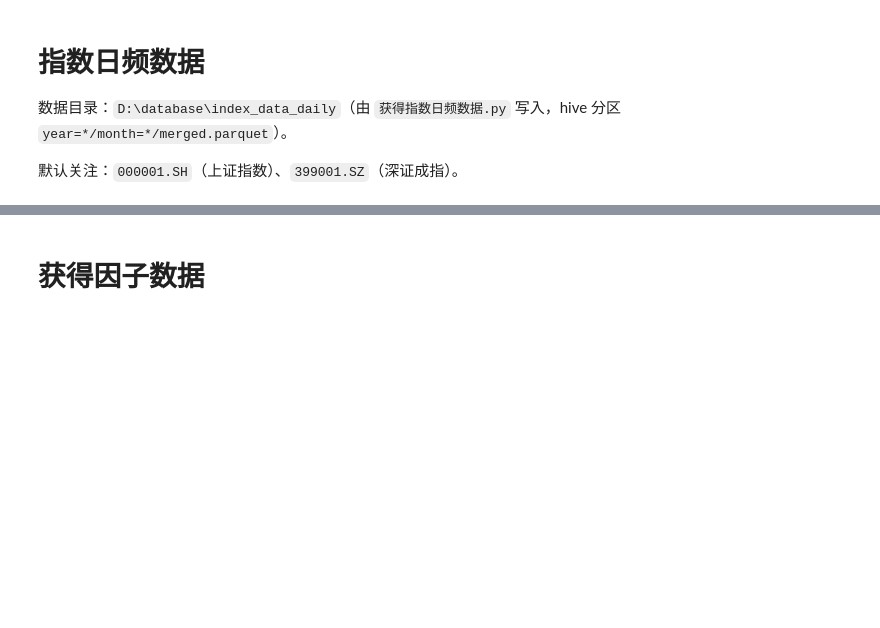
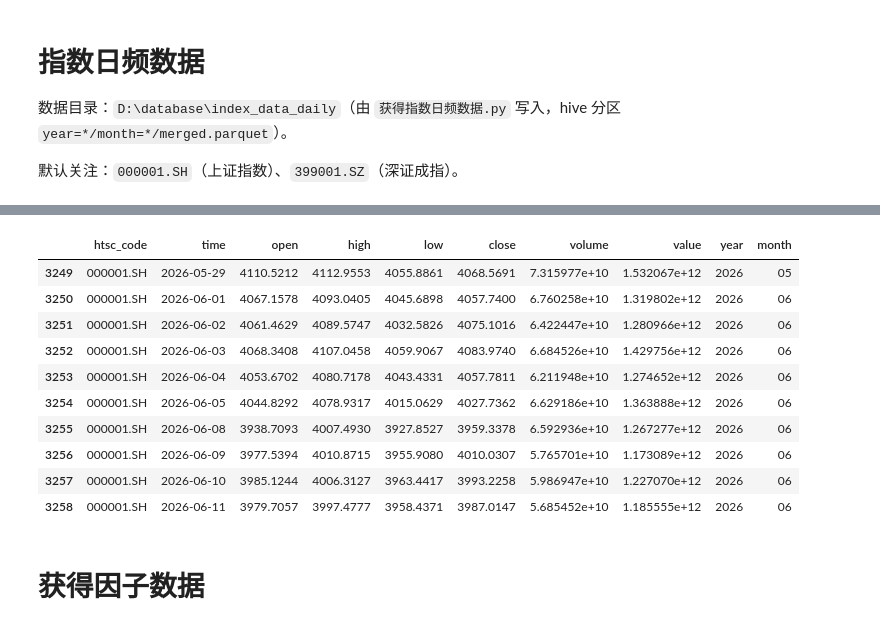
Before and after one commit to abcryingfish/bowen, a Jupyter notebook: 工具/各类数据检查.ipynb, the cells around one changed output, grey strips where cells are left out. Drawn from its saved outputs; the diff is of its cells as text; code cells hidden in the pictures; blank space fills up the shorter version.

```diff
--- a/工具/各类数据检查.ipynb
+++ b/工具/各类数据检查.ipynb
@@ -314,4 +333,5 @@ ORDER BY time
 print(index_code, "行数:", len(df_index_one))
 if not df_index_one.empty:
     print("区间:", df_index_one["time"].min(), "~", df_index_one["time"].max())
-df_index_one.tail(1)
+df_index_one.tail(10)
+# %% [output]
@@ -318,3 +340,14 @@ df_index_one.tail(1)
+|  | htsc_code | time | open | high | low | close | volume | value | year | month |
+| 3249 | 000001.SH | 2026-05-29 | 4110.5212 | 4112.9553 | 4055.8861 | 4068.5691 | 7.315977e+10 | 1.532067e+12 | 2026 | 05 |
+| 3250 | 000001.SH | 2026-06-01 | 4067.1578 | 4093.0405 | 4045.6898 | 4057.7400 | 6.760258e+10 | 1.319802e+12 | 2026 | 06 |
+| 3251 | 000001.SH | 2026-06-02 | 4061.4629 | 4089.5747 | 4032.5826 | 4075.1016 | 6.422447e+10 | 1.280966e+12 | 2026 | 06 |
+| 3252 | 000001.SH | 2026-06-03 | 4068.3408 | 4107.0458 | 4059.9067 | 4083.9740 | 6.684526e+10 | 1.429756e+12 | 2026 | 06 |
+| 3253 | 000001.SH | 2026-06-04 | 4053.6702 | 4080.7178 | 4043.4331 | 4057.7811 | 6.211948e+10 | 1.274652e+12 | 2026 | 06 |
+| 3254 | 000001.SH | 2026-06-05 | 4044.8292 | 4078.9317 | 4015.0629 | 4027.7362 | 6.629186e+10 | 1.363888e+12 | 2026 | 06 |
+| 3255 | 000001.SH | 2026-06-08 | 3938.7093 | 4007.4930 | 3927.8527 | 3959.3378 | 6.592936e+10 | 1.267277e+12 | 2026 | 06 |
+| 3256 | 000001.SH | 2026-06-09 | 3977.5394 | 4010.8715 | 3955.9080 | 4010.0307 | 5.765701e+10 | 1.173089e+12 | 2026 | 06 |
+| 3257 | 000001.SH | 2026-06-10 | 3985.1244 | 4006.3127 | 3963.4417 | 3993.2258 | 5.986947e+10 | 1.227070e+12 | 2026 | 06 |
+| 3258 | 000001.SH | 2026-06-11 | 3979.7057 | 3997.4777 | 3958.4371 | 3987.0147 | 5.685452e+10 | 1.185555e+12 | 2026 | 06 |
 # %% [markdown]
 # 获得因子数据
 # %%
```
Also changed, not shown: parts of 4 cells of this notebook, 24 other files.
